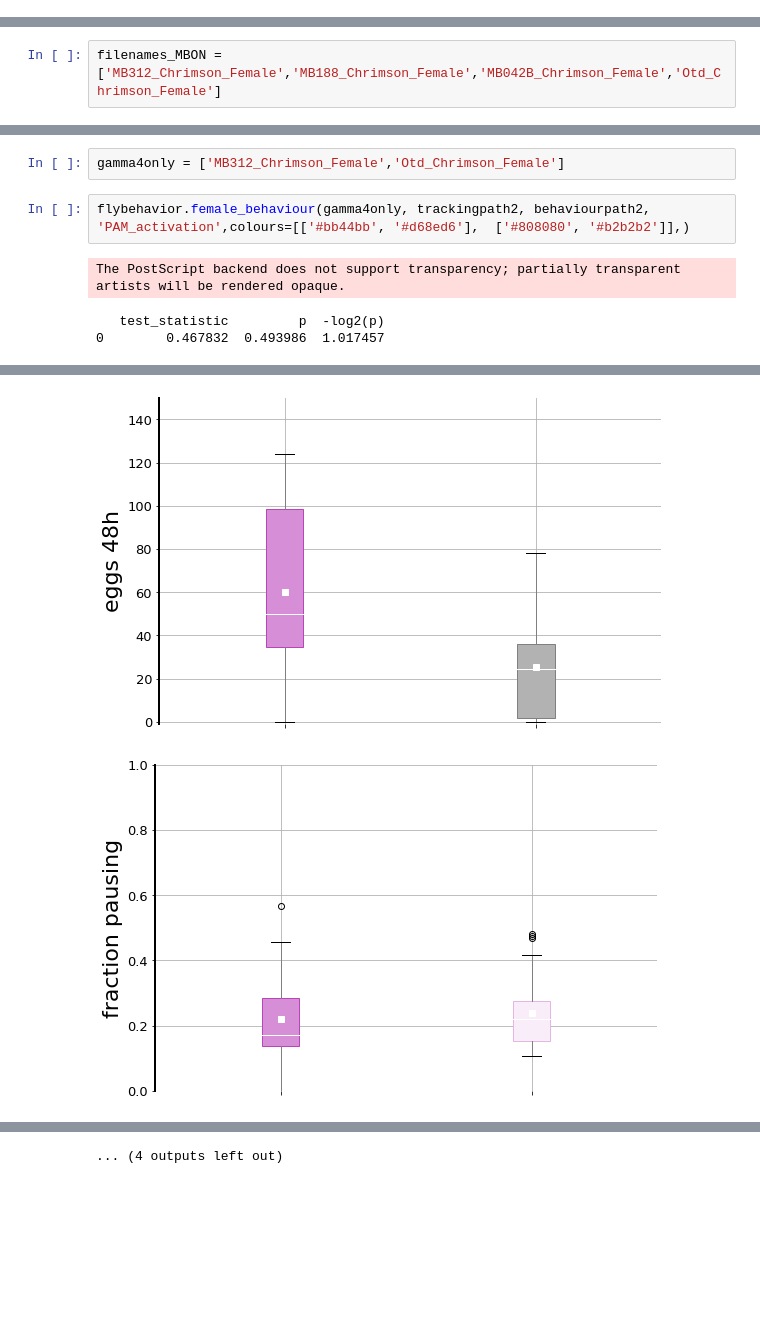
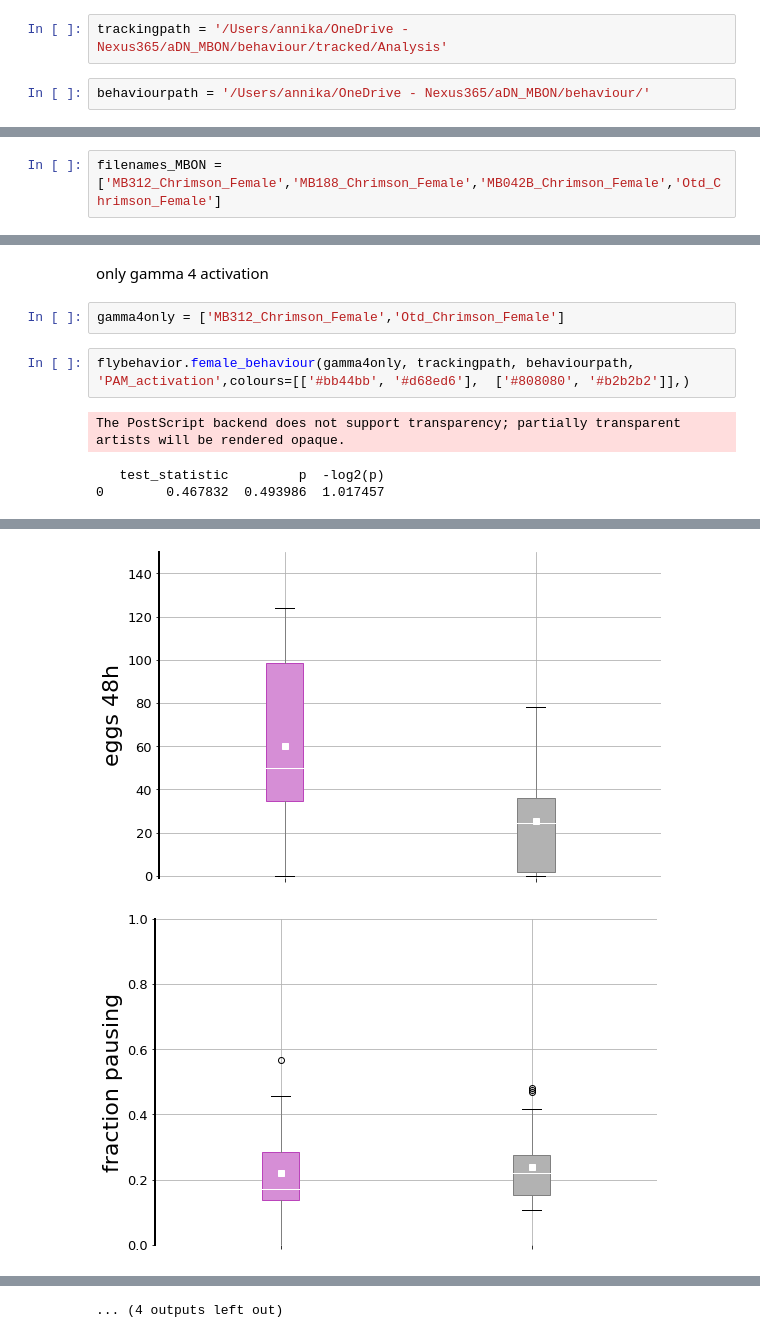
Before and after one commit to AR2202/FlyMate, a Jupyter notebook: fraction.ipynb, the cells around one changed output, grey strips where cells are left out. Cells and saved outputs as stored; diff of their text form; blank space fills up the shorter version.

```diff
--- a/fraction.ipynb
+++ b/fraction.ipynb
@@ -73,0 +24,4 @@ behaviourpath = '/Volumes/LaCie/Projects/aDN_MB/behaviour/'
+# %%
+trackingpath = '/Users/annika/OneDrive - Nexus365/aDN_MBON/behaviour/tracked/Analysis'
+# %%
+behaviourpath = '/Users/annika/OneDrive - Nexus365/aDN_MBON/behaviour/'
@@ -116,16 +75,18 @@ The PostScript backend does not support transparency; partially transparent arti
 ... (4 outputs left out)
+# %% [markdown]
+only gamma 4 activation
 # %%
 gamma4only = ['MB312_Chrimson_Female','Otd_Chrimson_Female']
 # %%
-flybehavior.female_behaviour(gamma4only, trackingpath2, behaviourpath2, 'PAM_activation',colours=[['#bb44bb', '#d68ed6'],  ['#808080', '#b2b2b2']],)
+flybehavior.female_behaviour(gamma4only, trackingpath, behaviourpath, 'PAM_activation',colours=[['#bb44bb', '#d68ed6'],  ['#808080', '#b2b2b2']],)
 # %% [output]
 The PostScript backend does not support transparency; partially transparent artists will be rendered opaque.
    test_statistic         p  -log2(p)
 0        0.467832  0.493986  1.017457
 [figure]
 [figure]
 [figure]
-[figure, old version]
+[figure, new version]
 [figure]
 [figure]
 [figure]
```
Also changed, not shown: parts of 21 cells of this notebook, 7 other files.
